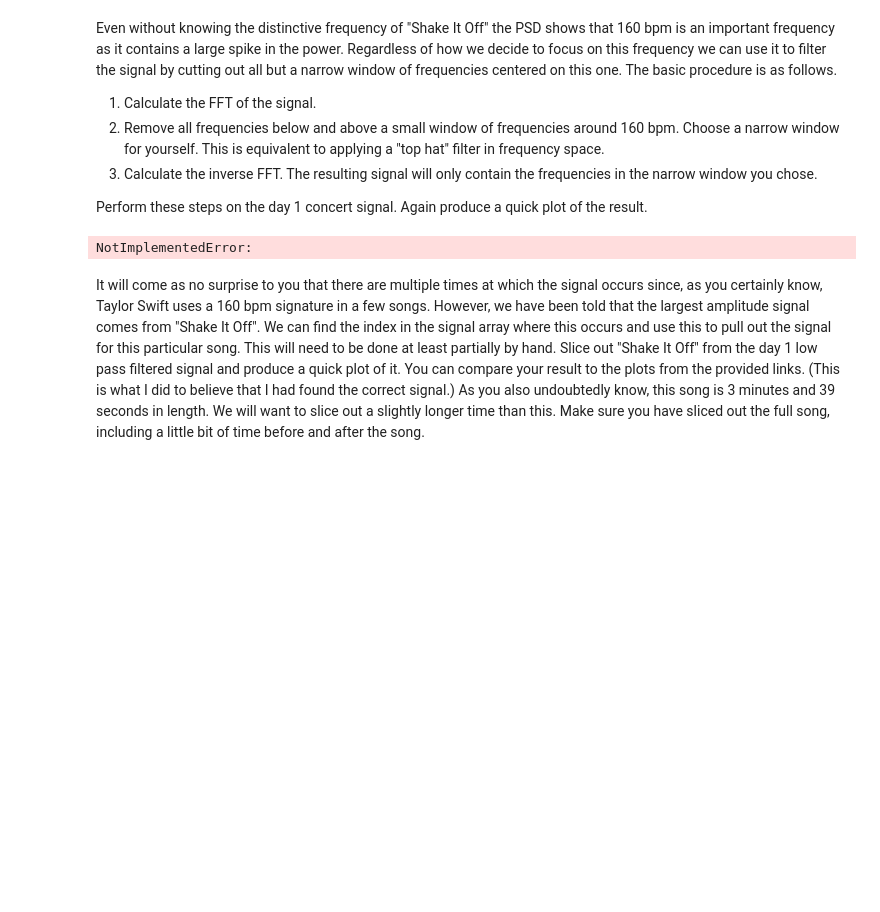
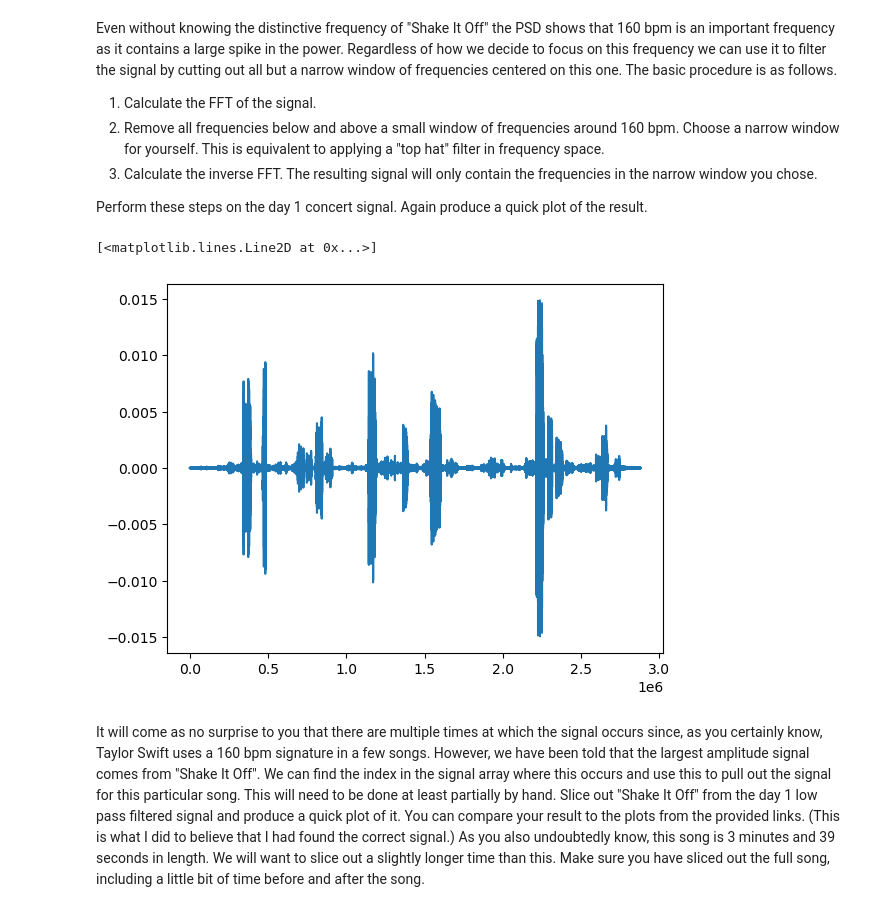
Before and after one commit to SerenaLynas/p250-spring-2026, a Jupyter notebook: labs/Lab10.ipynb, the cells around one changed output. Drawn from its saved outputs; the diff is of its cells as text; code cells hidden in the pictures; blank space fills up the shorter version.

```diff
--- a/labs/Lab10.ipynb
+++ b/labs/Lab10.ipynb
@@ -245,11 +251,21 @@ The resulting signal will only contain the frequencies in the narrow window you
 
 Perform these steps on the day 1 concert signal.
 Again produce a quick plot of the result.
-# %%
-# YOUR CODE HERE
-raise NotImplementedError()
-# %% [output]
-NotImplementedError:
+# %%
+def band_pass(signal_fft, freq, width):
+    index = int(freq / (fs/2) * len(signal_fft))
+    offset = int(width / 2 / (fs/2) * len(signal_fft))
+    band_pass_fft = np.copy(signal_fft)
+    band_pass_fft[0:max(index - offset, 0)] = 0
+    band_pass_fft[(index + offset):] = 0
+    band_pass = np.fft.irfft(band_pass_fft)
+    return band_pass, band_pass_fft
+
+sq1_band_pass, sq1_band_pass_fft = band_pass(sq1_fft, 160/60, 0.5)
+plt.plot(sq1_band_pass)
+# %% [output]
+[<matplotlib.lines.Line2D at 0x...>]
+[figure, added]
 # %% [markdown]
 It will come as no surprise to you that there are multiple times at which the signal occurs since, as you certainly know, Taylor Swift uses a 160 bpm signature in a few songs.
 However, we have been told that the largest amplitude signal comes from "Shake It Off".
```
Also changed, not shown: parts of 4 cells of this notebook.
